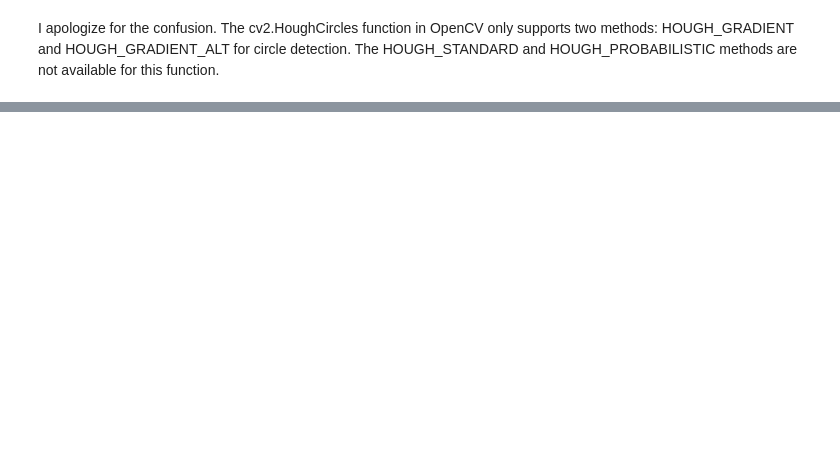
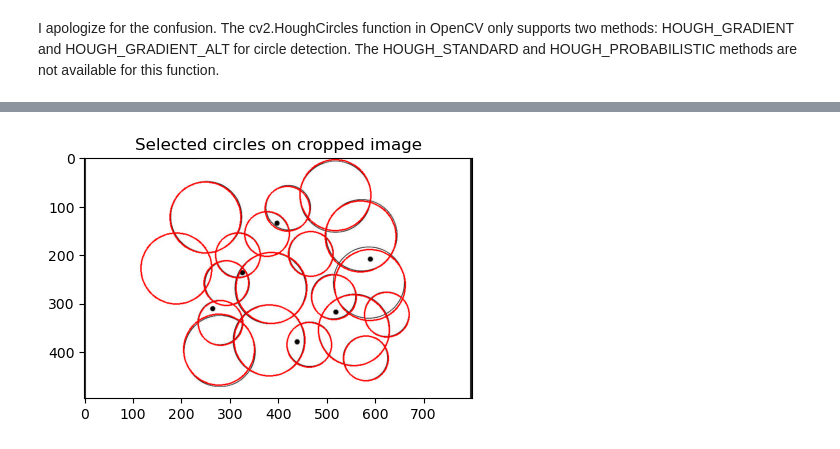
Before and after one commit to Miks007/Public-projects, a Jupyter notebook: Find circles with dots/code.ipynb, the cells around one changed output, grey strips where cells are left out. Drawn from its saved outputs; the diff is of its cells as text; code cells hidden in the pictures; blank space fills up the shorter version.

```diff
--- a/Find circles with dots/code.ipynb
+++ b/Find circles with dots/code.ipynb
@@ -37,9 +37,3 @@ imshow('Our task', img)
 [figure]
 # %%
 # No need for preprocessing, the image is already clear and in 2 scale color
-# %%
-# Convert the image to grayscale
-gray = cv2.cvtColor(img, cv2.COLOR_BGR2GRAY)
-# Apply GaussianBlur to reduce noise and improve circle detection
-blurred = cv2.GaussianBlur(gray, (5, 5), 0)
-imshow('gray', blurred)
@@ -324,0 +174,13 @@ cv2.destroyAllWindows()
+# %%
+gray_cropped= cv2.cvtColor(image_crop, cv2.COLOR_BGR2GRAY)
+circles_gradient_alt_cropped= cv2.HoughCircles(gray_cropped, cv2.HOUGH_GRADIENT_ALT, dp, minDist, param1=param1, param2=param2, minRadius=minRadius, maxRadius=maxRadius)
+output_gradient_alt_cropped = image_crop.copy()
+
+if circles_gradient_alt_cropped is not None:
+    circles_gradient_alt_cropped = np.uint16(np.around(circles_gradient_alt_cropped))
+    for i in circles_gradient_alt_cropped[0, :]:
+        cv2.circle(output_gradient_alt_cropped, (i[0], i[1]), i[2], (0, 0, 255), 2)
+
+imshow(['Selected circles on cropped image'], [output_gradient_alt_cropped])
+# %% [output]
+[figure, added]
```
Also changed, not shown: parts of 29 cells of this notebook.
